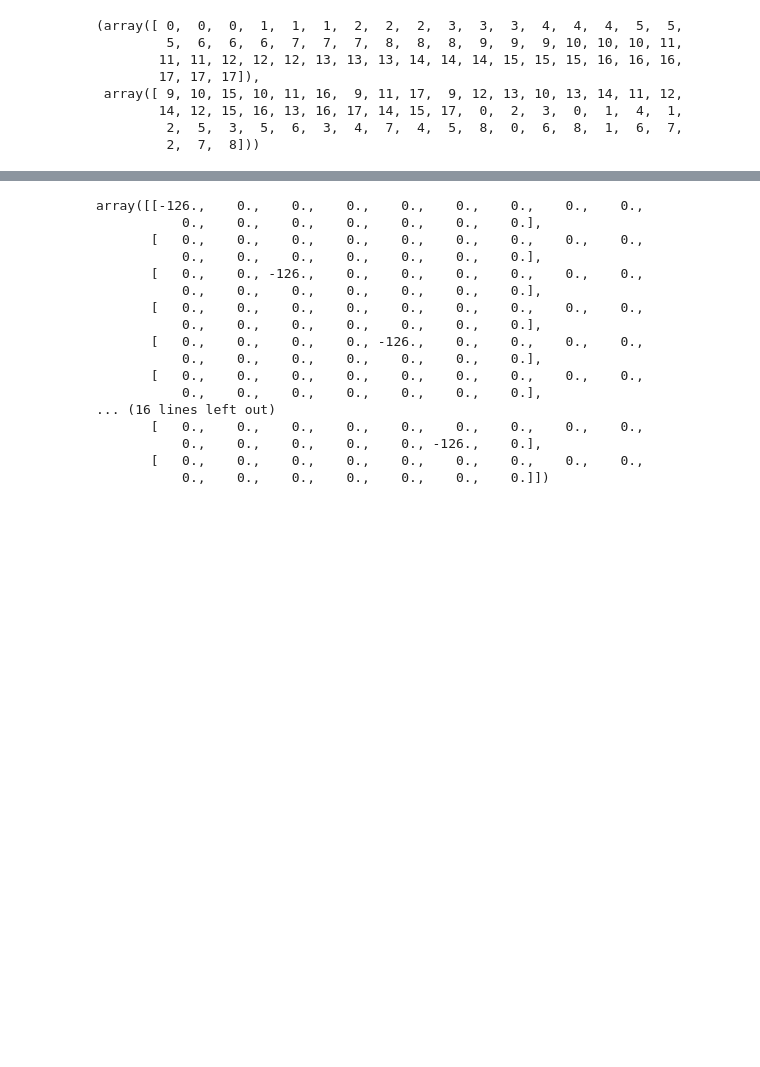
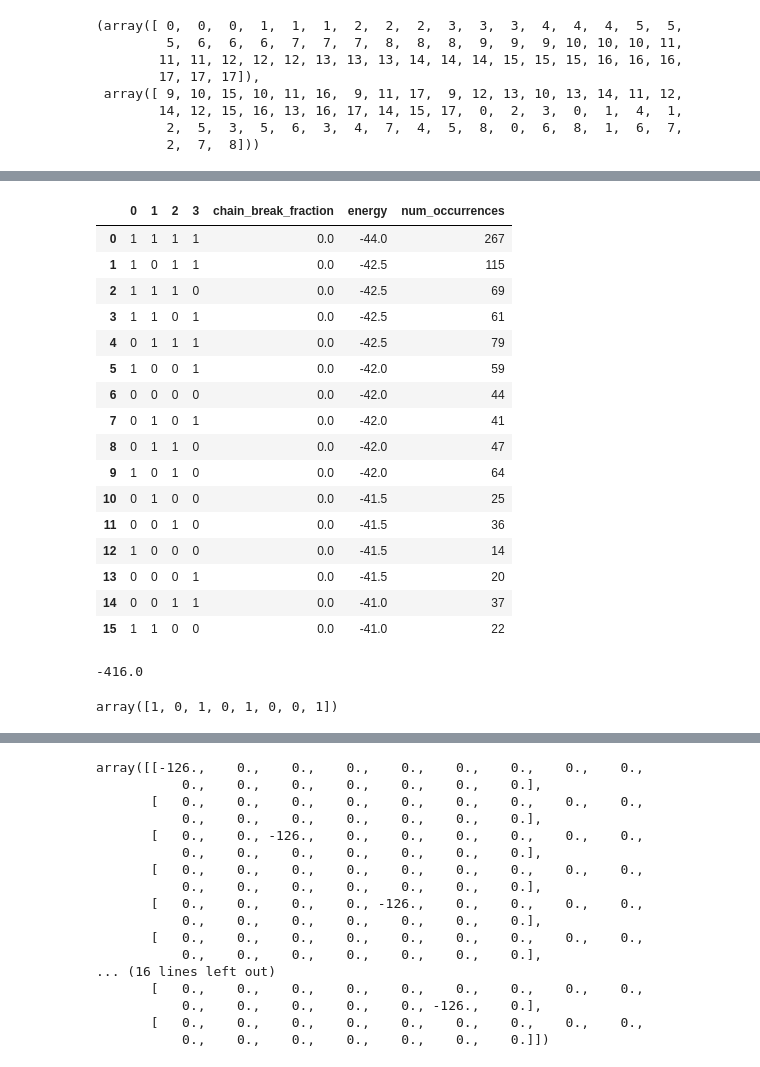
Before and after one commit to cmc-ucl/quantum_computing, a Jupyter notebook: Experiments_discrete.ipynb, the cells around one changed output, grey strips where cells are left out. Saved outputs shown, nothing was run; the diff lists cells and outputs as text; code cells hidden in the pictures; blank space fills up the shorter version.

```diff
--- a/Experiments_discrete.ipynb
+++ b/Experiments_discrete.ipynb
@@ -1836,0 +1870,23 @@ array([[ -9.4 ,  20.  ,   2.  ,   0.  ,   2.24,   0.98,   2.24,   0.98],
+# %%
+configurations = dataframe.iloc[:,0:50].to_numpy()
+multiplicity = dataframe['num_occurrences'].to_numpy()
+energies = dataframe['energy'].to_numpy()
+# %%
+all_structures = []
+for config in configurations:
+    structure_2 = copy.deepcopy(graphene_supercell)
+    for j in np.where(config == 0)[0]:
+        structure_2.replace(j,1)
+    all_structures.append(structure_2)
+# %%
+from pymatgen.analysis.structure_matcher import StructureMatcher
+
+unique_structures = StructureMatcher().group_structures(all_structures)
+unique_structures_label = []
+
+for struc in all_structures:
+    for i in range(len(unique_structures)):
+        #print(unique_structures[i][0].composition.reduced_formula,structure.composition.reduced_formula)
+        if StructureMatcher().fit(struc,unique_structures[i][0]) == True:
+            unique_structures_label.append(i)
+            break
@@ -1836,0 +1897,4 @@ array([[ -9.4 ,  20.  ,   2.  ,   0.  ,   2.24,   0.98,   2.24,   0.98],
+# %%
+for i in range(len(unique_structures[0:10])):
+    print(unique_structures[i][0].composition.reduced_formula)
+    view(AseAtomsAdaptor().get_atoms(unique_structures[i][0]))
@@ -1836,0 +1912,36 @@ array([[ -9.4 ,  20.  ,   2.  ,   0.  ,   2.24,   0.98,   2.24,   0.98],
+# %%
+df = sampleset.to_pandas_dataframe()
+def convert_df(df,remove_unfeasible=True):
+
+    num_sites = sum([type(x) == int for x in df.columns])
+    sites = df.iloc[:,0:num_sites].to_numpy()
+    unfeasible = np.where(np.prod((sites[:,::2]+sites[:,1::2]),axis=1) != 1)[0]
+    df.drop(unfeasible, inplace=True)
+
+    new_labels = df.iloc[:,0:num_sites].to_numpy()[:,::2]
+    df.drop(np.arange(num_sites),axis=1,inplace=True)
+
+
+    for i in range(new_labels.shape[1]):
+        df.insert(i, i, new_labels[:,i])
+
+    return df
+convert_df(df)
+# %% [output]
+|  | 0 | 1 | 2 | 3 | chain_break_fraction | energy | num_occurrences |
+| 0 | 1 | 1 | 1 | 1 | 0.0 | -44.0 | 267 |
+| 1 | 1 | 0 | 1 | 1 | 0.0 | -42.5 | 115 |
+| 2 | 1 | 1 | 1 | 0 | 0.0 | -42.5 | 69 |
+| 3 | 1 | 1 | 0 | 1 | 0.0 | -42.5 | 61 |
+| 4 | 0 | 1 | 1 | 1 | 0.0 | -42.5 | 79 |
+| 5 | 1 | 0 | 0 | 1 | 0.0 | -42.0 | 59 |
+| 6 | 0 | 0 | 0 | 0 | 0.0 | -42.0 | 44 |
+| 7 | 0 | 1 | 0 | 1 | 0.0 | -42.0 | 41 |
+| 8 | 0 | 1 | 1 | 0 | 0.0 | -42.0 | 47 |
+| 9 | 1 | 0 | 1 | 0 | 0.0 | -42.0 | 64 |
+| 10 | 0 | 1 | 0 | 0 | 0.0 | -41.5 | 25 |
+| 11 | 0 | 0 | 1 | 0 | 0.0 | -41.5 | 36 |
+| 12 | 1 | 0 | 0 | 0 | 0.0 | -41.5 | 14 |
+| 13 | 0 | 0 | 0 | 1 | 0.0 | -41.5 | 20 |
+| 14 | 0 | 0 | 1 | 1 | 0.0 | -41.0 | 37 |
+| 15 | 1 | 1 | 0 | 0 | 0.0 | -41.0 | 22 |
@@ -1837 +1962,9 @@ array([[ -9.4 ,  20.  ,   2.  ,   0.  ,   2.24,   0.98,   2.24,   0.98],
+# %%
+classical_solver()
+# %% [output]
+-416.0
+# %%
+x_discrete[-2]
+# %% [output]
+array([1, 0, 1, 0, 1, 0, 0, 1])
 # %%
```
Also changed, not shown: parts of 25 cells of this notebook, 2 other files.
